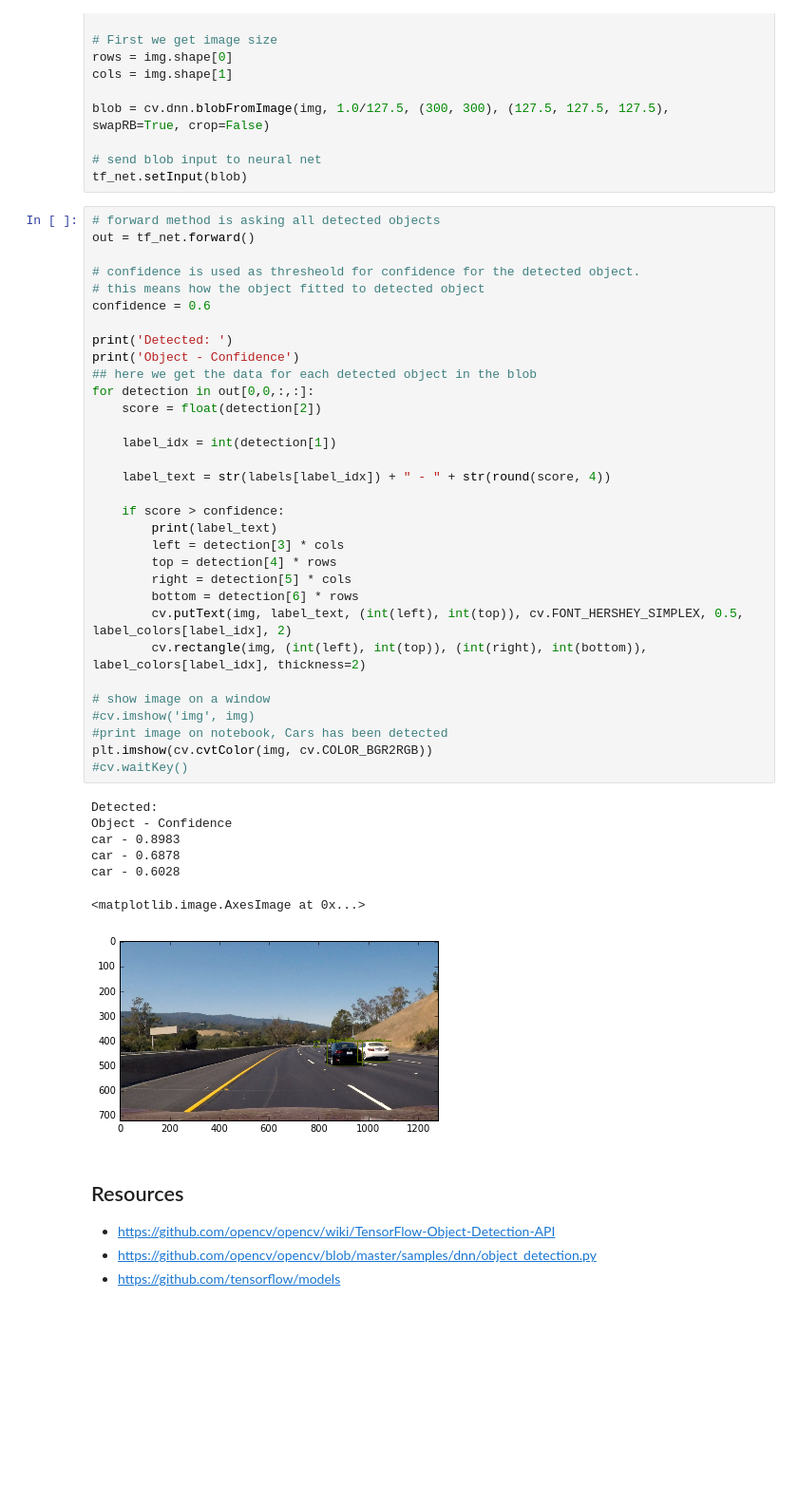
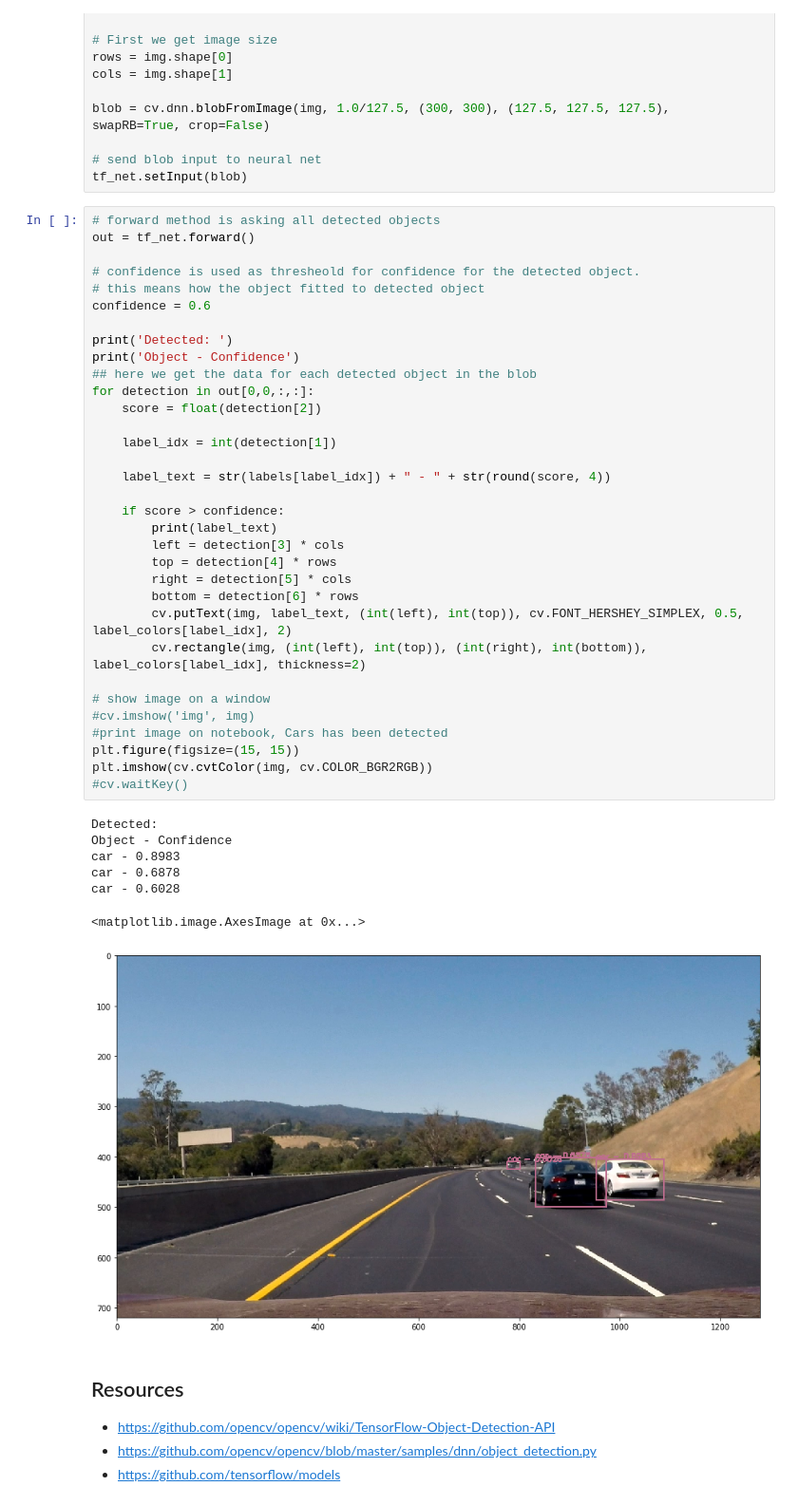
Before and after one commit to SSG-DRD-IOT/lab-opencv-examples, a Jupyter notebook: OpenCV_Object_Detection/OpenCV and Deep Neural Networks for Object Detection - Tensorflow.ipynb, the cells around one changed output. Shown at 95% size. Saved outputs shown, nothing was run; the diff lists cells and outputs as text; blank space fills up the shorter version.

```diff
--- a/OpenCV_Object_Detection/OpenCV and Deep Neural Networks for Object Detection - Tensorflow.ipynb
+++ b/OpenCV_Object_Detection/OpenCV and Deep Neural Networks for Object Detection - Tensorflow.ipynb
@@ -115,34 +115,35 @@ print('Detected: ')
 print('Object - Confidence')
 ## here we get the data for each detected object in the blob
 for detection in out[0,0,:,:]:
     score = float(detection[2])
 
     label_idx = int(detection[1])
 
     label_text = str(labels[label_idx]) + " - " + str(round(score, 4))
 
     if score > confidence:
         print(label_text)
         left = detection[3] * cols
         top = detection[4] * rows
         right = detection[5] * cols
         bottom = detection[6] * rows
         cv.putText(img, label_text, (int(left), int(top)), cv.FONT_HERSHEY_SIMPLEX, 0.5, label_colors[label_idx], 2)
         cv.rectangle(img, (int(left), int(top)), (int(right), int(bottom)), label_colors[label_idx], thickness=2)
 
 # show image on a window
 #cv.imshow('img', img)
 #print image on notebook, Cars has been detected
+plt.figure(figsize=(15, 15))
 plt.imshow(cv.cvtColor(img, cv.COLOR_BGR2RGB))
 #cv.waitKey()
 # %% [output]
 Detected:
 Object - Confidence
 car - 0.8983
 car - 0.6878
 car - 0.6028
 <matplotlib.image.AxesImage at 0x...>
-[figure, old version]
+[figure, new version]
 # %% [markdown]
 ## Resources
 
```
Also changed, not shown: parts of 4 cells of this notebook, 7 other files.
